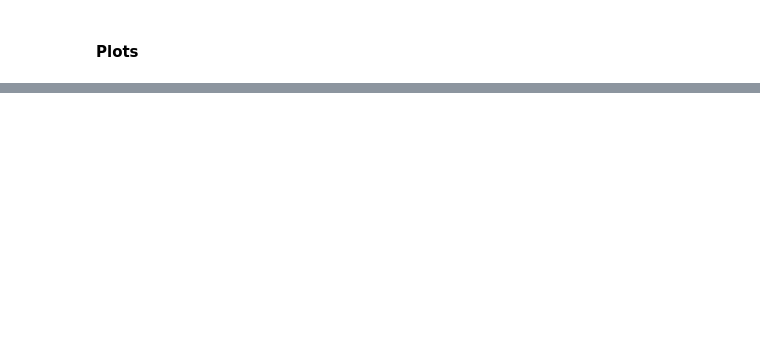
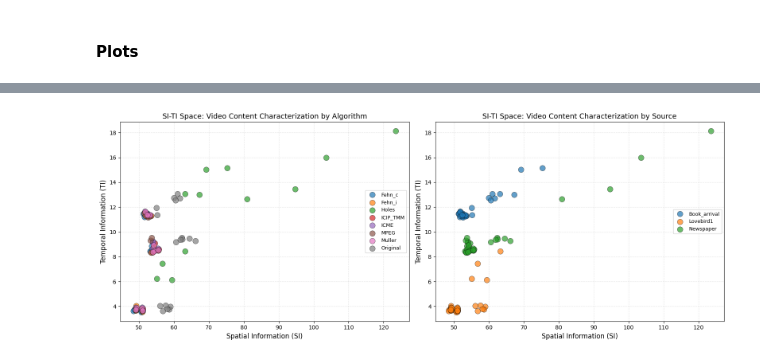
Before and after one commit to marrryzebwjq/Quality-of-Experience, a Jupyter notebook: samviq_analysis.ipynb, the cells around one changed output, grey strips where cells are left out. Cells and saved outputs as stored; diff of their text form; code cells hidden in the pictures; blank space fills up the shorter version.

```diff
--- a/samviq_analysis.ipynb
+++ b/samviq_analysis.ipynb
@@ -617,0 +788,28 @@ plt.show()
+# %%
+fig, axes = plt.subplots(1, 2, figsize=(16, 6))
+
+for algo in sorted(df['condition'].unique()):
+    subset = df[df['condition'] == algo]
+    axes[0].scatter(subset['SI_mean'], subset['TI_mean'],
+                   label=algo, alpha=0.7, s=100, edgecolors='black', linewidth=0.5)
+
+axes[0].set_xlabel('Spatial Information (SI)', fontsize=12)
+axes[0].set_ylabel('Temporal Information (TI)', fontsize=12)
+axes[0].set_title('SI-TI Space: Video Content Characterization by Algorithm', fontsize=13)
+axes[0].legend(loc='right', fontsize=9)
+axes[0].grid(alpha=0.3, linestyle='--')
+
+for source in sorted(df['video'].unique()): #Video_ID TODO à voir
+    subset = df[df['video'] == source] #Video_ID
+    scatter = axes[1].scatter(subset['SI_mean'], subset['TI_mean'],  label = source,
+                             alpha=0.7, s=100, edgecolors='black', linewidth=0.5)
+axes[1].set_xlabel('Spatial Information (SI)', fontsize=12)
+axes[1].set_ylabel('Temporal Information (TI)', fontsize=12)
+axes[1].set_title('SI-TI Space: Video Content Characterization by Source', fontsize=13)
+axes[1].grid(alpha=0.3, linestyle='--')
+axes[1].legend(loc='right', fontsize=9)
+
+plt.tight_layout()
+plt.show()
+# %% [output]
+[figure, added]
```
Also changed, not shown: parts of 16 cells of this notebook.
